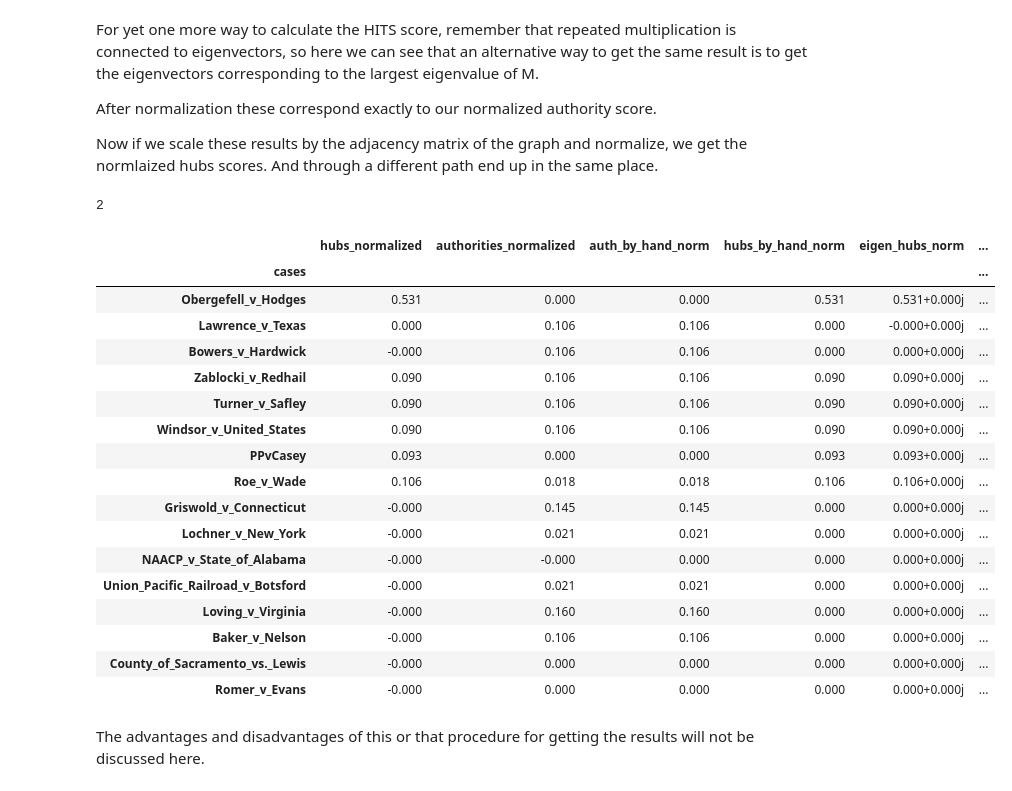
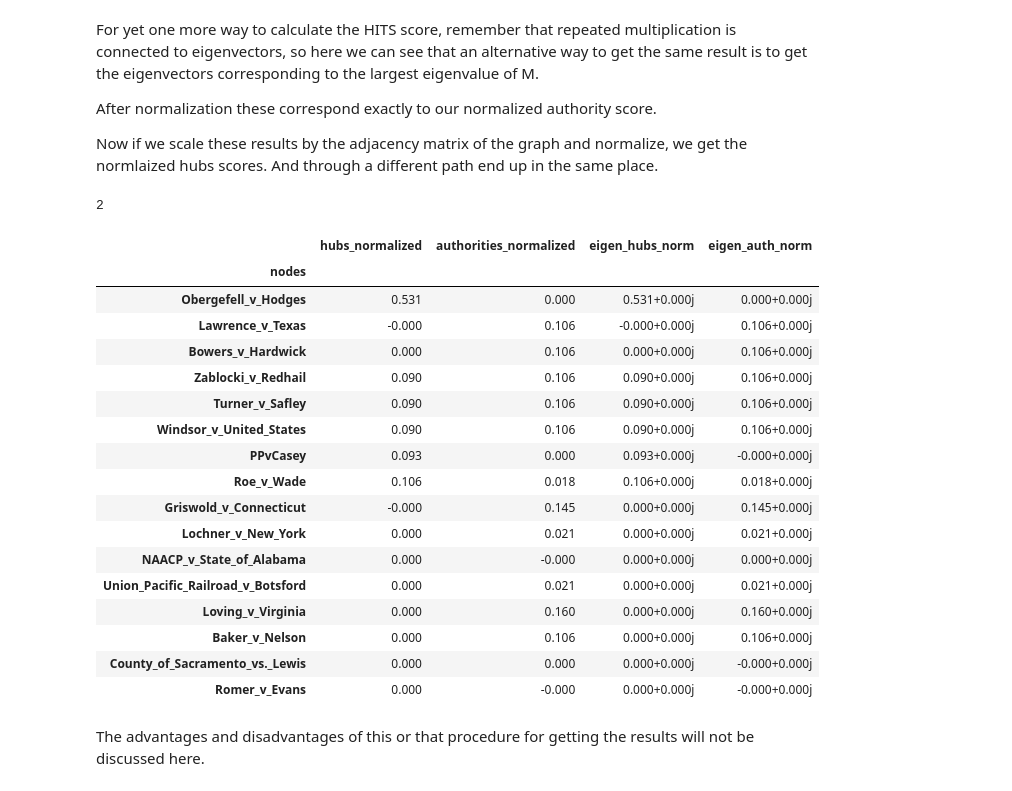
Before and after one commit to maastrichtlawtech/legalnetworkanalysis_textbook, a Jupyter notebook: Chapter_3_Centrality.ipynb, the cells around one changed output. Cells and saved outputs as stored; diff of their text form; code cells hidden in the pictures.

```diff
--- a/Chapter_3_Centrality.ipynb
+++ b/Chapter_3_Centrality.ipynb
@@ -987,7 +989,6 @@ Like Eigenvector centrality, HITS is an iterative algorithm that can be represen
 
 Note that because this is a directed network the adjacency matrix is not symmetrical.
 # %%
-g_ob = load_graph_from_json("data/obergefell.json")
 Ad = nx.adjacency_matrix(g_ob).todense()
 Ad
 # %% [output]
@@ -1014,8 +1015,6 @@ $$ M = Ad^T \times Ad $$
 
 In numpy code this is represented in this manner:
 # %%
-g_ob = load_graph_from_json("data/obergefell.json")
-Ad = nx.adjacency_matrix(g_ob).todense()
 M = Ad.T@Ad
 M
 # %% [output]
@@ -1095,11 +1091,8 @@ Since we have a 16x16 matrix, we are going to create a vector y with 16 initial
 
 $$ x = [0.0625, 0.0625, 0.0625, 0.0625 ... ] $$
 # %%
-g_ob = load_graph_from_json("data/obergefell.json")
 Ad = nx.adjacency_matrix(g_ob).todense()
 N = Ad@Ad.T
-
-
 y = (np.ones(16)/16)
 for i in range(0,100):
     y = N@y.reshape(16,1)
@@ -1110,11 +1103,8 @@ hubs_by_hand = y
 
 hubs_by_hand_norm = hubs_by_hand/(np.sum(hubs_by_hand))
 
-resdf = pd.read_csv("data/hits_obergefell_results_2.csv", index_col="cases")
 
-resdf["hubs_by_hand"] = hubs_by_hand
-resdf["hubs_by_hand_norm"] = hubs_by_hand_norm
-
-resdf.to_csv("data/hits_obergefell_results_3.csv")
-resdf
+#resdf["hubs_by_hand"] = hubs_by_hand
+resdf_g_ob["hubs_by_hand_norm"] = hubs_by_hand_norm
+resdf_g_ob[['hubs_normalized', "authorities_normalized", "hubs_by_hand_norm","auth_by_hand_norm"]]
 # %% [output]
@@ -1141,17 +1131,11 @@ Now you will see that the unnormalized scores presented here seem to bear no rel
 # %% [markdown]
 Alternatively, if we have the authority scores, we can just scale them by the adjacency matrix to get the hubs scores:
 # %%
-g_ob = load_graph_from_json("data/obergefell.json")
 Ad = nx.adjacency_matrix(g_ob).todense()
-
-resdf = pd.read_csv("data/hits_obergefell_results_2.csv", index_col="cases")
-
-
-x = resdf['auth_by_hand']
-cases = resdf.index
-
+x = auth_by_hand
 alterantive_y = Ad@x
 alterantive_y_norm = alterantive_y/(np.sum(alterantive_y))
+cases = resdf_g_ob.index
 
-pd.Series(alterantive_y_norm, index=cases)
+pd.Series(np.ravel(alterantive_y_norm), index=cases)
 # %% [output]
@@ -1180,49 +1164,47 @@ After normalization these correspond exactly to our normalized authority score.
 
 Now if we scale these results by the adjacency matrix of the graph and normalize, we get the normlaized hubs scores. And through a different path end up in the same place.
 # %%
-g_ob = load_graph_from_json("data/obergefell.json")
 Ad = nx.adjacency_matrix(g_ob).todense()
 M = Ad.T@Ad
 vals, vecs = np.linalg.eig(M)
 largest_val = np.argmax(vals)
 print(largest_val)
 corresponding_vector = vecs[:, 2]
 corresponding_vector
 
 eigen_authorities_norm = corresponding_vector / np.sum(corresponding_vector)
 
 eigen_hubs = Ad@corresponding_vector
 
 eigen_hubs_norm = eigen_hubs/(np.sum(eigen_hubs))
 
-resdf = pd.read_csv("data/hits_obergefell_results_3.csv", index_col="cases")
 
-resdf.drop(["hubs", "authorities", "auth_by_hand", "hubs_by_hand"], axis=1, inplace=True)
+resdf_g_ob.drop(["auth_by_hand_norm", "hubs_by_hand_norm"], axis=1, inplace=True)
 
-resdf['eigen_hubs_norm'] = eigen_hubs_norm
-resdf['eigen_auth_norm'] = eigen_authorities_norm
+resdf_g_ob['eigen_hubs_norm'] = eigen_hubs_norm
+resdf_g_ob['eigen_auth_norm'] = eigen_authorities_norm
 
-resdf
+resdf_g_ob
 # %% [output]
 2
-|  | hubs_normalized | authorities_normalized | auth_by_hand_norm | hubs_by_hand_norm | eigen_hubs_norm | ... |
-| cases |  |  |  |  |  | ... |
-| Obergefell_v_Hodges | 0.531 | 0.000 | 0.000 | 0.531 | 0.531+0.000j | ... |
-| Lawrence_v_Texas | 0.000 | 0.106 | 0.106 | 0.000 | -0.000+0.000j | ... |
-| Bowers_v_Hardwick | -0.000 | 0.106 | 0.106 | 0.000 | 0.000+0.000j | ... |
-| Zablocki_v_Redhail | 0.090 | 0.106 | 0.106 | 0.090 | 0.090+0.000j | ... |
-| Turner_v_Safley | 0.090 | 0.106 | 0.106 | 0.090 | 0.090+0.000j | ... |
-| Windsor_v_United_States | 0.090 | 0.106 | 0.106 | 0.090 | 0.090+0.000j | ... |
-| PPvCasey | 0.093 | 0.000 | 0.000 | 0.093 | 0.093+0.000j | ... |
-| Roe_v_Wade | 0.106 | 0.018 | 0.018 | 0.106 | 0.106+0.000j | ... |
-| Griswold_v_Connecticut | -0.000 | 0.145 | 0.145 | 0.000 | 0.000+0.000j | ... |
-| Lochner_v_New_York | -0.000 | 0.021 | 0.021 | 0.000 | 0.000+0.000j | ... |
-| NAACP_v_State_of_Alabama | -0.000 | -0.000 | 0.000 | 0.000 | 0.000+0.000j | ... |
-| Union_Pacific_Railroad_v_Botsford | -0.000 | 0.021 | 0.021 | 0.000 | 0.000+0.000j | ... |
-| Loving_v_Virginia | -0.000 | 0.160 | 0.160 | 0.000 | 0.000+0.000j | ... |
-| Baker_v_Nelson | -0.000 | 0.106 | 0.106 | 0.000 | 0.000+0.000j | ... |
-| County_of_Sacramento_vs._Lewis | -0.000 | 0.000 | 0.000 | 0.000 | 0.000+0.000j | ... |
-| Romer_v_Evans | -0.000 | 0.000 | 0.000 | 0.000 | 0.000+0.000j | ... |
+|  | hubs_normalized | authorities_normalized | eigen_hubs_norm | eigen_auth_norm |
+| nodes |  |  |  |  |
+| Obergefell_v_Hodges | 0.531 | 0.000 | 0.531+0.000j | 0.000+0.000j |
+| Lawrence_v_Texas | -0.000 | 0.106 | -0.000+0.000j | 0.106+0.000j |
+| Bowers_v_Hardwick | 0.000 | 0.106 | 0.000+0.000j | 0.106+0.000j |
+| Zablocki_v_Redhail | 0.090 | 0.106 | 0.090+0.000j | 0.106+0.000j |
+| Turner_v_Safley | 0.090 | 0.106 | 0.090+0.000j | 0.106+0.000j |
+| Windsor_v_United_States | 0.090 | 0.106 | 0.090+0.000j | 0.106+0.000j |
+| PPvCasey | 0.093 | 0.000 | 0.093+0.000j | -0.000+0.000j |
+| Roe_v_Wade | 0.106 | 0.018 | 0.106+0.000j | 0.018+0.000j |
+| Griswold_v_Connecticut | -0.000 | 0.145 | 0.000+0.000j | 0.145+0.000j |
+| Lochner_v_New_York | 0.000 | 0.021 | 0.000+0.000j | 0.021+0.000j |
+| NAACP_v_State_of_Alabama | 0.000 | -0.000 | 0.000+0.000j | 0.000+0.000j |
+| Union_Pacific_Railroad_v_Botsford | 0.000 | 0.021 | 0.000+0.000j | 0.021+0.000j |
+| Loving_v_Virginia | 0.000 | 0.160 | 0.000+0.000j | 0.160+0.000j |
+| Baker_v_Nelson | 0.000 | 0.106 | 0.000+0.000j | 0.106+0.000j |
+| County_of_Sacramento_vs._Lewis | 0.000 | 0.000 | 0.000+0.000j | -0.000+0.000j |
+| Romer_v_Evans | 0.000 | -0.000 | 0.000+0.000j | -0.000+0.000j |
 # %% [markdown]
 The advantages and disadvantages of this or that procedure for getting the results will not be discussed here.
 # %% [markdown]
```
Also changed, not shown: parts of 10 cells of this notebook, 4 other files.
